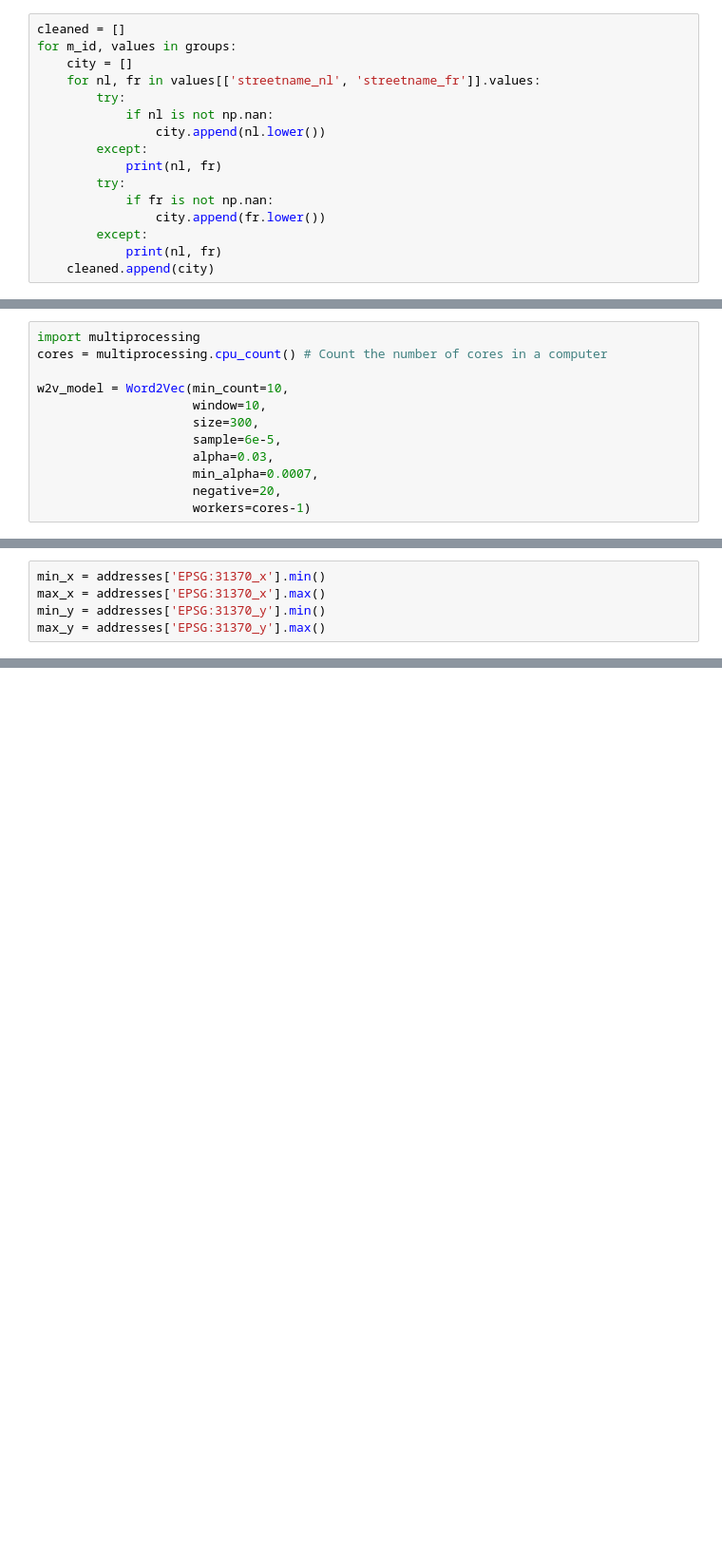
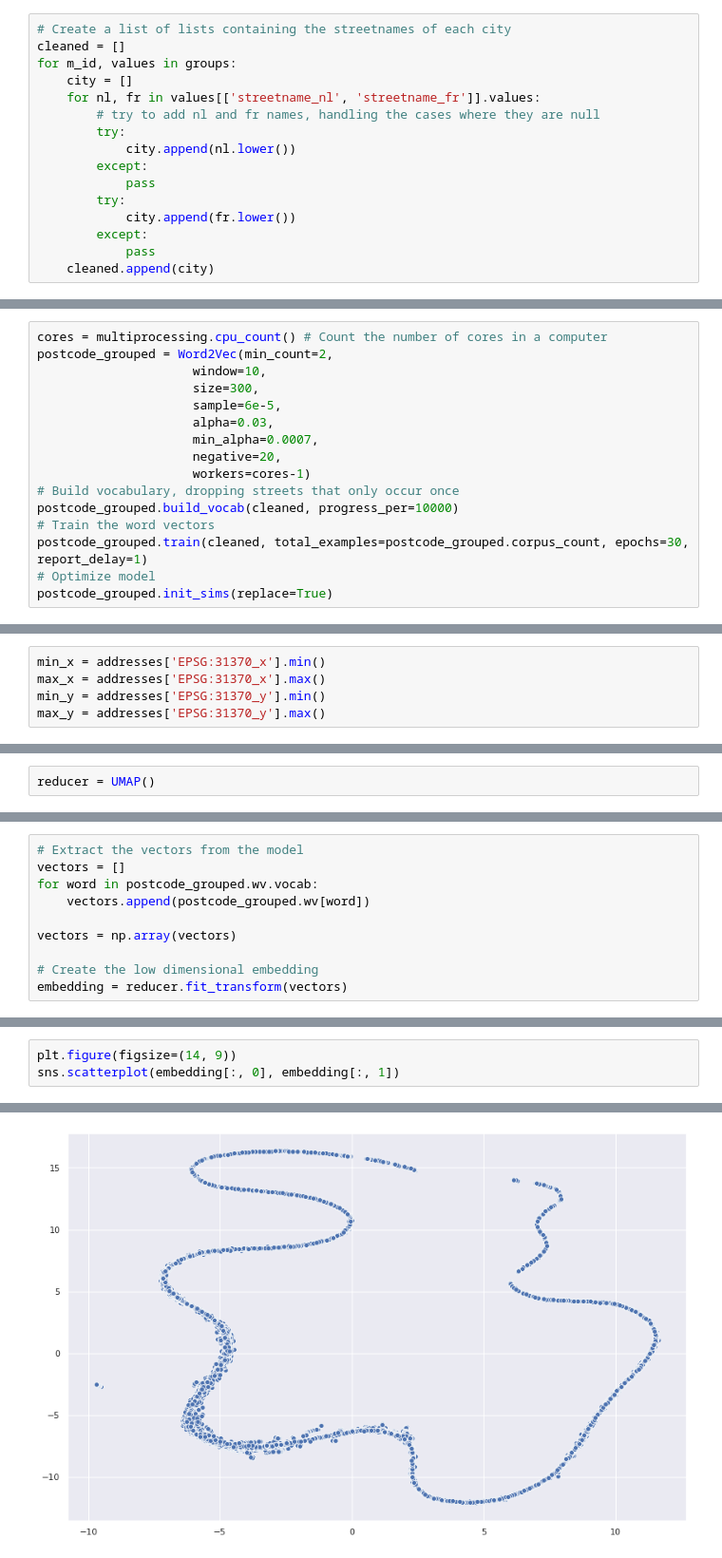
Before and after one commit to oSoc19/best, a Jupyter notebook: visualizations/Word embeddings.ipynb, the cells around one changed output, grey strips where cells are left out. Shown at 95% size. Saved outputs shown, nothing was run; the diff lists cells and outputs as text; blank space fills up the shorter version.

Commit message:
Cleaned up Word embeddings

```diff
--- a/visualizations/Word embeddings.ipynb
+++ b/visualizations/Word embeddings.ipynb
@@ -9,16 +23,16 @@ groups = streets.groupby('postcode')
 # %%
+# Create a list of lists containing the streetnames of each city
 cleaned = []
 for m_id, values in groups:
     city = []
     for nl, fr in values[['streetname_nl', 'streetname_fr']].values:
+        # try to add nl and fr names, handling the cases where they are null
         try:
-            if nl is not np.nan:
-                city.append(nl.lower())
+            city.append(nl.lower())
         except:
-            print(nl, fr)
+            pass
         try:
-            if fr is not np.nan:
-                city.append(fr.lower())
+            city.append(fr.lower())
         except:
-            print(nl, fr)
+            pass
     cleaned.append(city)
@@ -43,8 +41,6 @@ nan Rue de la Chapelle
 # %%
-import multiprocessing
 cores = multiprocessing.cpu_count() # Count the number of cores in a computer
-
-w2v_model = Word2Vec(min_count=10,
+postcode_grouped = Word2Vec(min_count=2,
                      window=10,
                      size=300,
                      sample=6e-5,
@@ -52,3 +48,9 @@ w2v_model = Word2Vec(min_count=10,
                      min_alpha=0.0007,
                      negative=20,
                      workers=cores-1)
+# Build vocabulary, dropping streets that only occur once
+postcode_grouped.build_vocab(cleaned, progress_per=10000)
+# Train the word vectors
+postcode_grouped.train(cleaned, total_examples=postcode_grouped.corpus_count, epochs=30, report_delay=1)
+# Optimize model
+postcode_grouped.init_sims(replace=True)
@@ -209,0 +148,2 @@ max(map(len, blocks))
+# %%
+reducer = UMAP()
@@ -209,0 +152,10 @@ max(map(len, blocks))
+# %%
+# Extract the vectors from the model
+vectors = []
+for word in postcode_grouped.wv.vocab:
+    vectors.append(postcode_grouped.wv[word])
+
+vectors = np.array(vectors)
+
+# Create the low dimensional embedding
+embedding = reducer.fit_transform(vectors)
@@ -209,0 +180,4 @@ max(map(len, blocks))
+# %%
+plt.figure(figsize=(14, 9))
+sns.scatterplot(embedding[:, 0], embedding[:, 1])
+# %% [output]
@@ -209,0 +185 @@ max(map(len, blocks))
+[figure, added]
```
Also changed, not shown: parts of 38 cells of this notebook, 2 other files.
